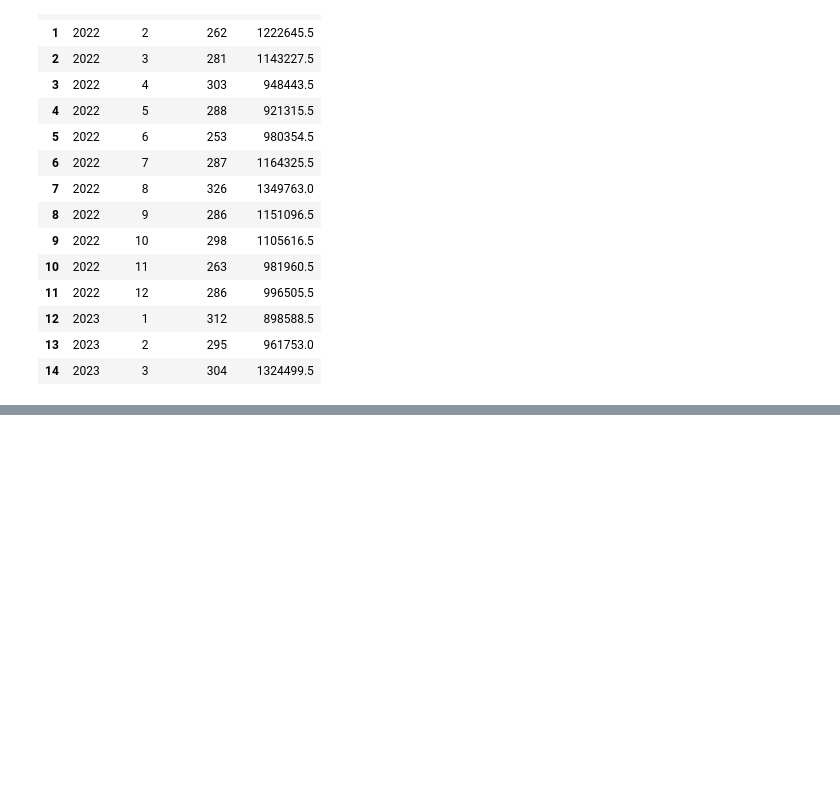
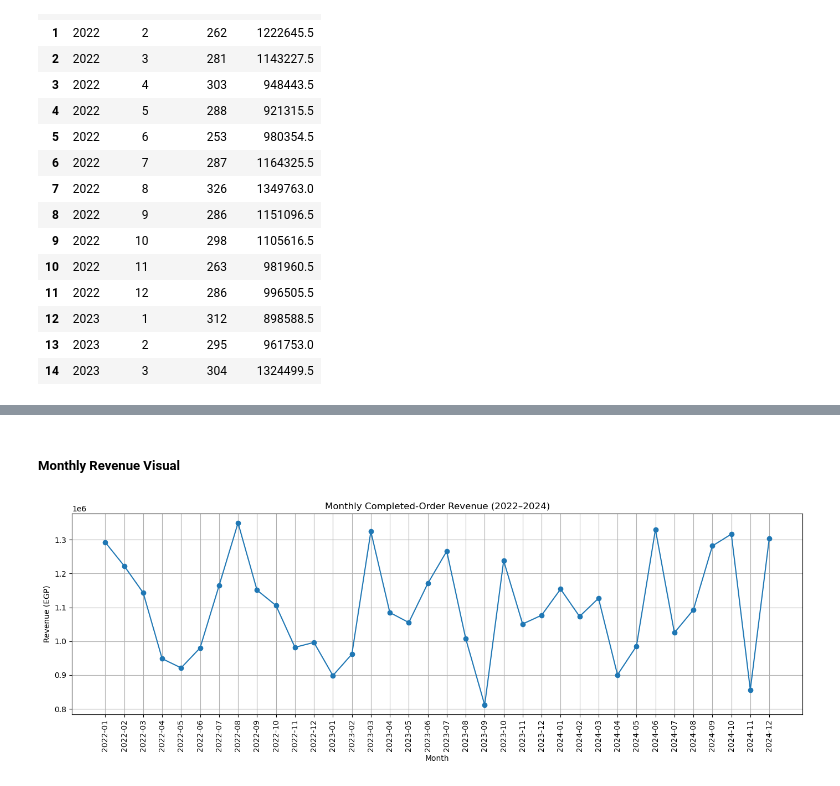
Before and after one commit to Vin-Okumu/lotus-group-customer-value-and-profitability, a Jupyter notebook: 03_Notebooks/03_exploratory_data_analysis.ipynb, the cells around one changed output, grey strips where cells are left out. Drawn from its saved outputs; the diff is of its cells as text; code cells hidden in the pictures; blank space fills up the shorter version.

```diff
--- a/03_Notebooks/03_exploratory_data_analysis.ipynb
+++ b/03_Notebooks/03_exploratory_data_analysis.ipynb
@@ -442,0 +475,7 @@ monthly_sales.head(15)
+# %%
+monthly_sales["average_order_value"] = (
+    monthly_sales["total_revenue"] /
+    monthly_sales["total_orders"]
+)
+
+monthly_sales.round(2)
@@ -442,0 +500,27 @@ monthly_sales.head(15)
+# %% [markdown]
+##### Monthly Revenue Visual
+# %%
+import matplotlib.pyplot as plt
+
+monthly_sales["period"] = (
+    monthly_sales["year"].astype(str) + "-" +
+    monthly_sales["month"].astype(str).str.zfill(2)
+)
+
+plt.figure(figsize=(14, 5))
+
+plt.plot(
+    monthly_sales["period"],
+    monthly_sales["total_revenue"],
+    marker="o"
+)
+
+plt.title("Monthly Completed-Order Revenue (2022–2024)")
+plt.xlabel("Month")
+plt.ylabel("Revenue (EGP)")
+plt.xticks(rotation=90)
+plt.grid(True)
+plt.tight_layout()
+plt.show()
+# %% [output]
+[figure, added]
```
Also changed, not shown: parts of 13 cells of this notebook.
